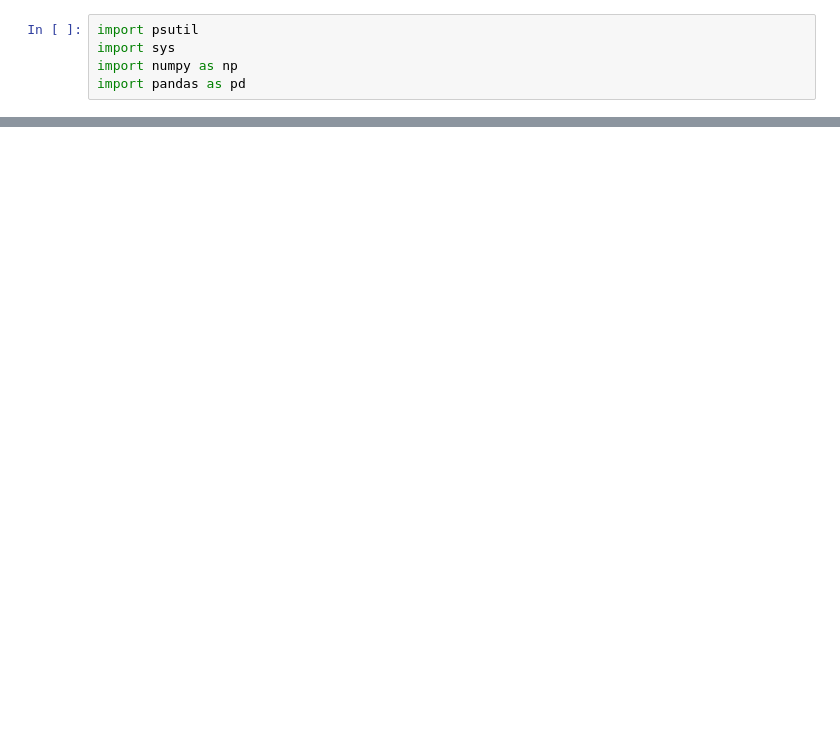
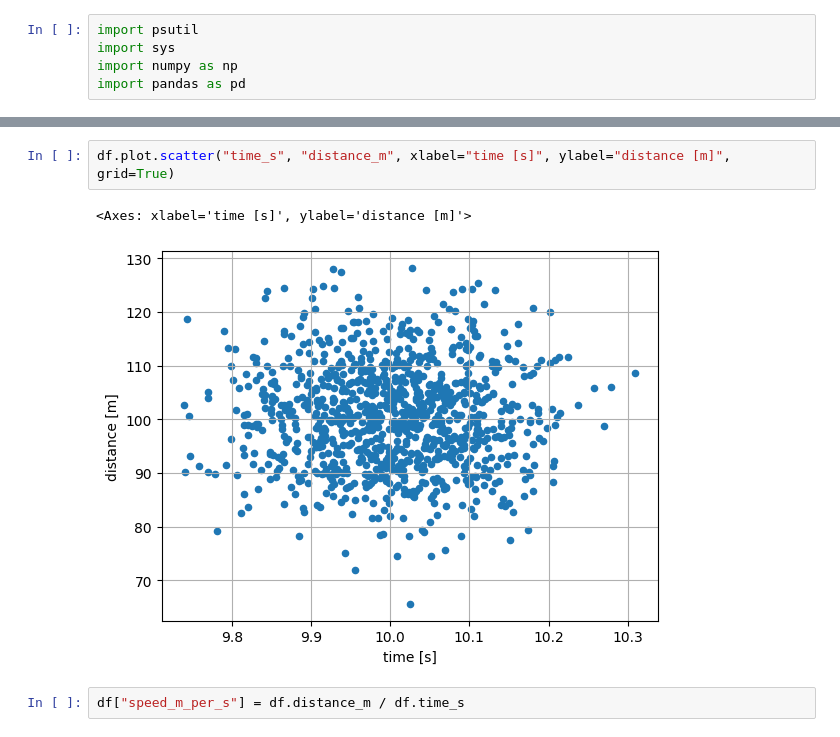
Before and after one commit to grzanka/hpda-2025, a Jupyter notebook: intro_pandas.ipynb, the cells around one changed output, grey strips where cells are left out. Cells and saved outputs as stored; diff of their text form; blank space fills up the shorter version.

```diff
--- a/intro_pandas.ipynb
+++ b/intro_pandas.ipynb
@@ -59,0 +39,7 @@ df.loc[0:5, ["integers", "floats"]] = 0
+# %%
+df.plot.scatter("time_s", "distance_m", xlabel="time [s]", ylabel="distance [m]", grid=True)
+# %% [output]
+<Axes: xlabel='time [s]', ylabel='distance [m]'>
+[figure, added]
+# %%
+df["speed_m_per_s"] = df.distance_m / df.time_s
```
Also changed, not shown: parts of 17 cells of this notebook, 1 other file.
